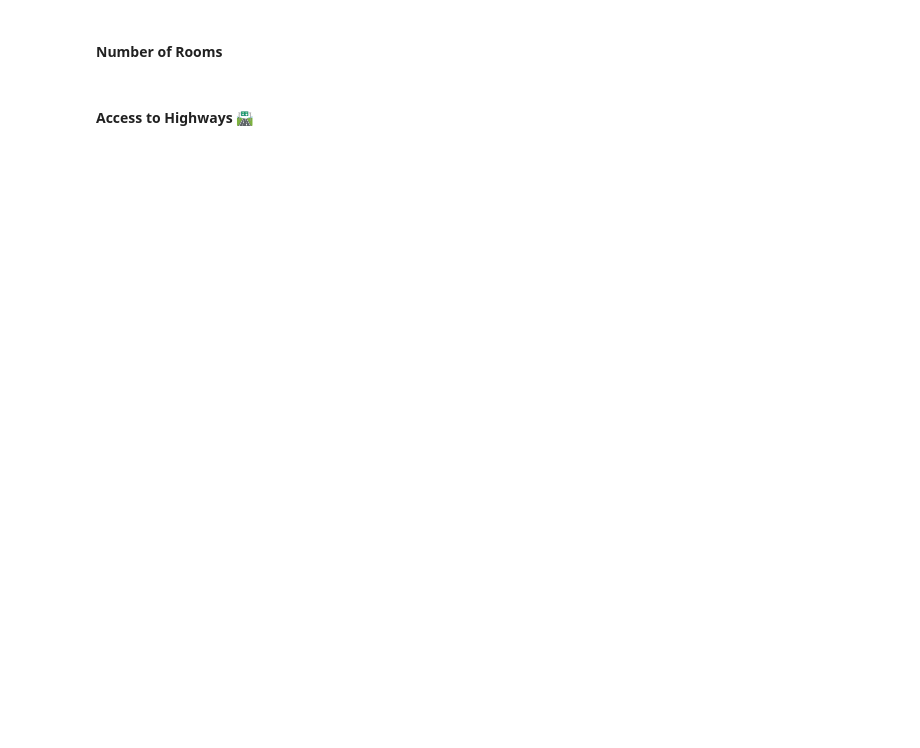
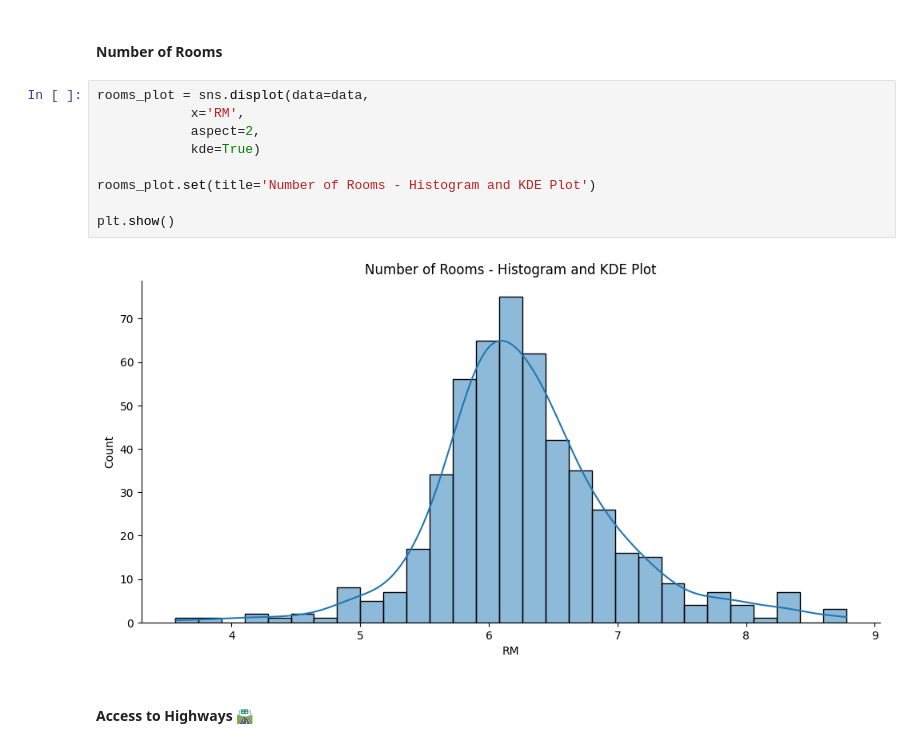
Before and after one commit to ahpmatias/capstone-boston-house-prices, a Jupyter notebook: Multivariable_Regression_and_Valuation_Model_(start).ipynb, the cells around one changed output. Drawn from its saved outputs; the diff is of its cells as text; blank space fills up the shorter version.

```diff
--- a/Multivariable_Regression_and_Valuation_Model_(start).ipynb
+++ b/Multivariable_Regression_and_Valuation_Model_(start).ipynb
@@ -182,4 +204,15 @@ What do you notice in the distributions of the data?
 # %% [markdown]
 #### Number of Rooms
+# %%
+rooms_plot = sns.displot(data=data,
+            x='RM',
+            aspect=2,
+            kde=True)
+
+rooms_plot.set(title='Number of Rooms - Histogram and KDE Plot')
+
+plt.show()
+# %% [output]
+[figure, added]
 # %% [markdown]
 #### Access to Highways 🛣
```
Also changed, not shown: parts of 7 cells of this notebook.
